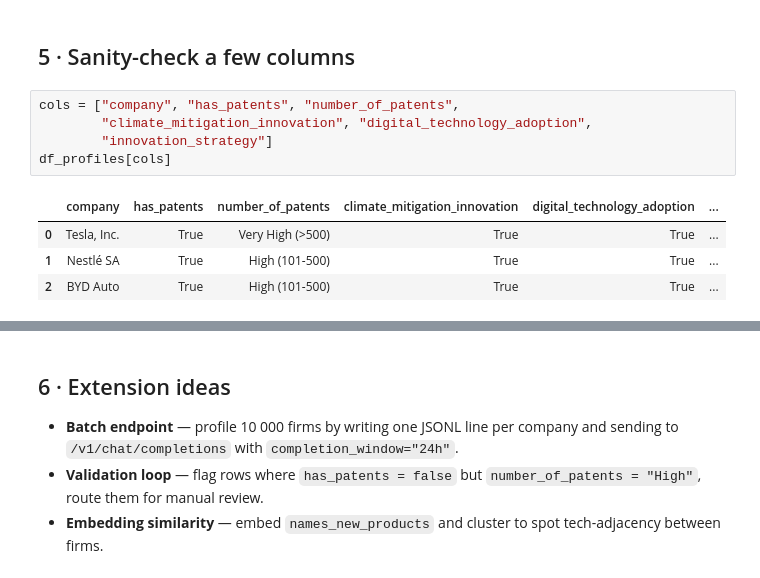
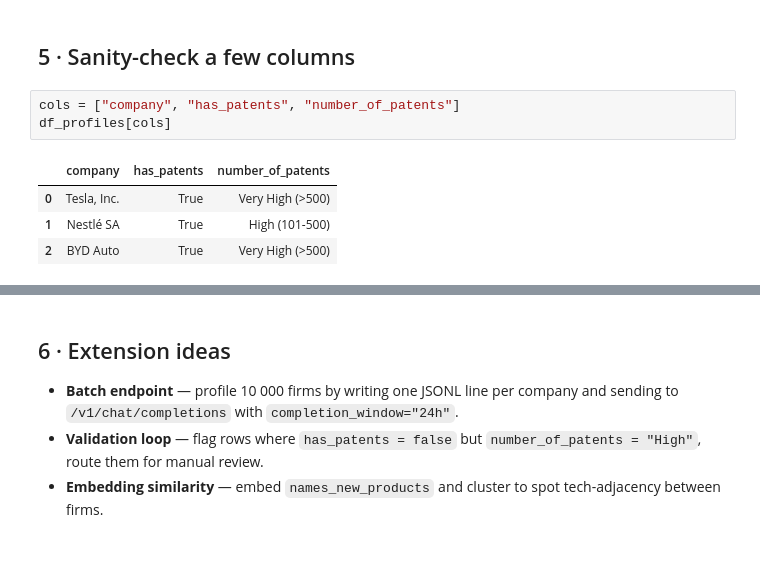
Before and after one commit to prashgarg/LLM-retrieval-generation, a Jupyter notebook: 80_company_innovation_generation.ipynb, the cells around one changed output, grey strips where cells are left out. Cells and saved outputs as stored; diff of their text form.

```diff
--- a/80_company_innovation_generation.ipynb
+++ b/80_company_innovation_generation.ipynb
@@ -156,15 +154,13 @@ df_profiles.head()
 # %% [markdown]
 ## 5 · Sanity-check a few columns
 # %%
-cols = ["company", "has_patents", "number_of_patents",
-        "climate_mitigation_innovation", "digital_technology_adoption",
-        "innovation_strategy"]
+cols = ["company", "has_patents", "number_of_patents"]
 df_profiles[cols]
 # %% [output]
-|  | company | has_patents | number_of_patents | climate_mitigation_innovation | digital_technology_adoption | ... |
-| 0 | Tesla, Inc. | True | Very High (>500) | True | True | ... |
-| 1 | Nestlé SA | True | High (101-500) | True | True | ... |
-| 2 | BYD Auto | True | High (101-500) | True | True | ... |
+|  | company | has_patents | number_of_patents |
+| 0 | Tesla, Inc. | True | Very High (>500) |
+| 1 | Nestlé SA | True | High (101-500) |
+| 2 | BYD Auto | True | Very High (>500) |
 # %%
 df_profiles
 # %% [output]
```
Also changed, not shown: parts of 3 cells of this notebook, 11 other files.
